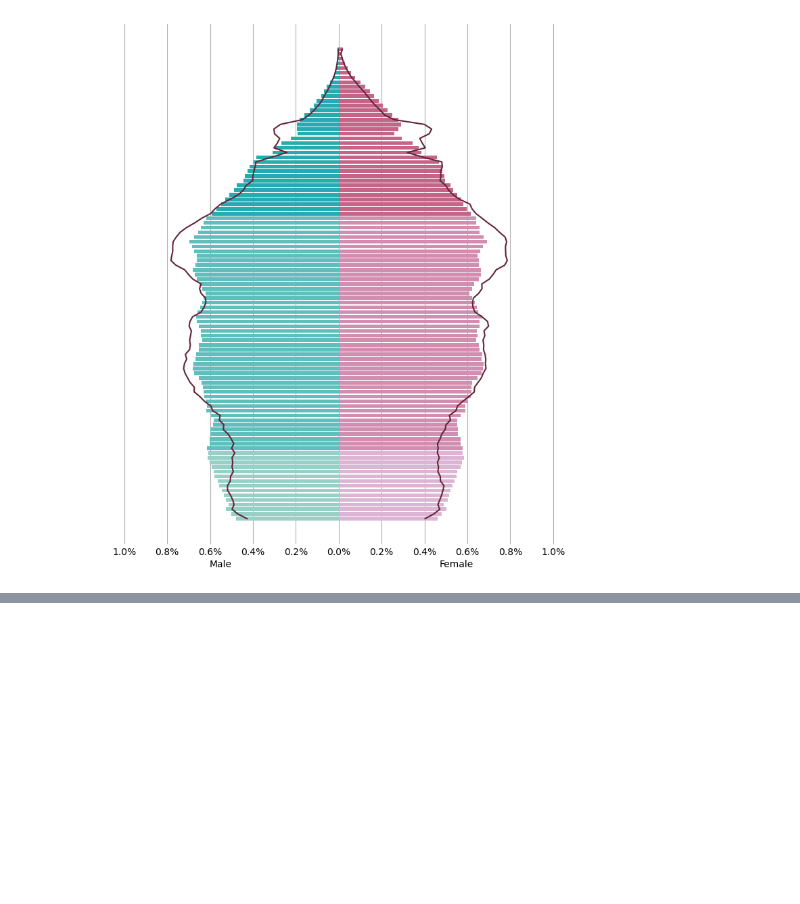
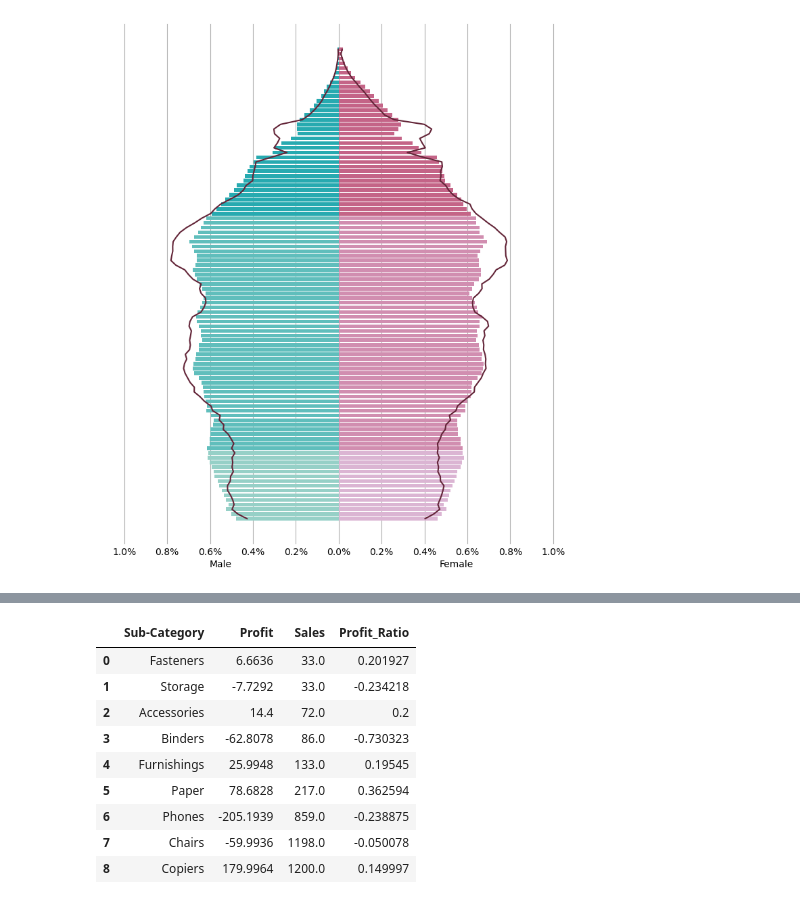
Before and after one commit to chenyulue/wow-app, a Jupyter notebook: wow.ipynb, the cells around one changed output, grey strips where cells are left out. Cells and saved outputs as stored; diff of their text form; code cells hidden in the pictures; blank space fills up the shorter version.

```diff
--- a/wow.ipynb
+++ b/wow.ipynb
@@ -363,13 +395,19 @@ ax.text(0.75, -0.03, "Female", ha="center", va="top", transform=ax.transAxes)
 Text(0.75, -0.03, 'Female')
 [figure]
 # %%
-DATA_SOURCE = "./Sample-Superstore_Orders.csv"
+DATA_SOURCE = "https://gitee.com/chenyulue/data_samples/raw/main/wow/Sample-Superstore_Orders.csv"
 
-data_df = pd.read_csv(DATA_SOURCE, dtype_backend="pyarrow")
+data_df = pd.read_csv(DATA_SOURCE, parse_dates=["Order Date"], dtype_backend="pyarrow")
 # %%
-profit_ratio_vs_sales = data_df.loc[:, ["State","Profit"]].assign(
-    Sales=data_df["Sales"].str.replace(r",|\$","", regex=True).astype(np.float64)
-).groupby("State").sum()
+profit_ratio_vs_sales = (
+    data_df.loc[:, ["State", "Profit"]]
+    .assign(
+        Sales=data_df["Sales"].str.replace(r",|\$", "", regex=True).astype(np.float64)
+    )
+    .groupby("State")
+    .sum()
+)
+
 
 profit_ratio_vs_sales = profit_ratio_vs_sales.assign(
     Profit_Ratio=profit_ratio_vs_sales["Profit"] / profit_ratio_vs_sales["Sales"]
@@ -404,3 +519,5 @@ fig.update_layout(
 fig.show()
 # %%
-profit_ratio_vs_sales.quantile()
+profit_ratio_vs_sales_filtered = profit_ratio_vs_sales.query(
+    "Sales>=@x0 and Sales<=@x1 and Profit_Ratio>=@y0 and Profit_Ratio<=@y1"
+)
@@ -411,0 +757,44 @@ Name: 0.5, dtype: double[pyarrow]
+# %%
+import datetime
+
+data_state = data_df.loc[data_df["State"].isin(bar_df["State"]), :]
+
+year, month = 2020, 11
+if year is not None:
+    data_state = data_state.loc[
+        (data_state["Order Date"].dt.year == year)
+        & (data_state["Order Date"].dt.month == month),
+        :,
+    ]
+
+data_subcategory = (
+    data_state.loc[:, ["State", "Profit", "Sub-Category"]]
+    .assign(
+        Sales=data_state["Sales"]
+        .str.replace(r",|\$", "", regex=True)
+        .astype(np.float64)
+    )
+    .groupby(["State", "Sub-Category"])
+    .sum()
+)
+
+
+data_subcategory = data_subcategory.assign(
+    Profit_Ratio=data_subcategory["Profit"] / data_subcategory["Sales"]
+)
+
+max_profit_ratio, min_profit_ratio = data_subcategory["Profit_Ratio"].max(), data_subcategory["Profit_Ratio"].min()
+
+data_subcategory = data_subcategory.loc[(state,), :].sort_values(by="Sales").reset_index()
+data_subcategory
+# %% [output]
+|  | Sub-Category | Profit | Sales | Profit_Ratio |
+| 0 | Fasteners | 6.6636 | 33.0 | 0.201927 |
+| 1 | Storage | -7.7292 | 33.0 | -0.234218 |
+| 2 | Accessories | 14.4 | 72.0 | 0.2 |
+| 3 | Binders | -62.8078 | 86.0 | -0.730323 |
+| 4 | Furnishings | 25.9948 | 133.0 | 0.19545 |
+| 5 | Paper | 78.6828 | 217.0 | 0.362594 |
+| 6 | Phones | -205.1939 | 859.0 | -0.238875 |
+| 7 | Chairs | -59.9936 | 1198.0 | -0.050078 |
+| 8 | Copiers | 179.9964 | 1200.0 | 0.149997 |
```
Also changed, not shown: parts of 10 cells of this notebook, 2 other files.
